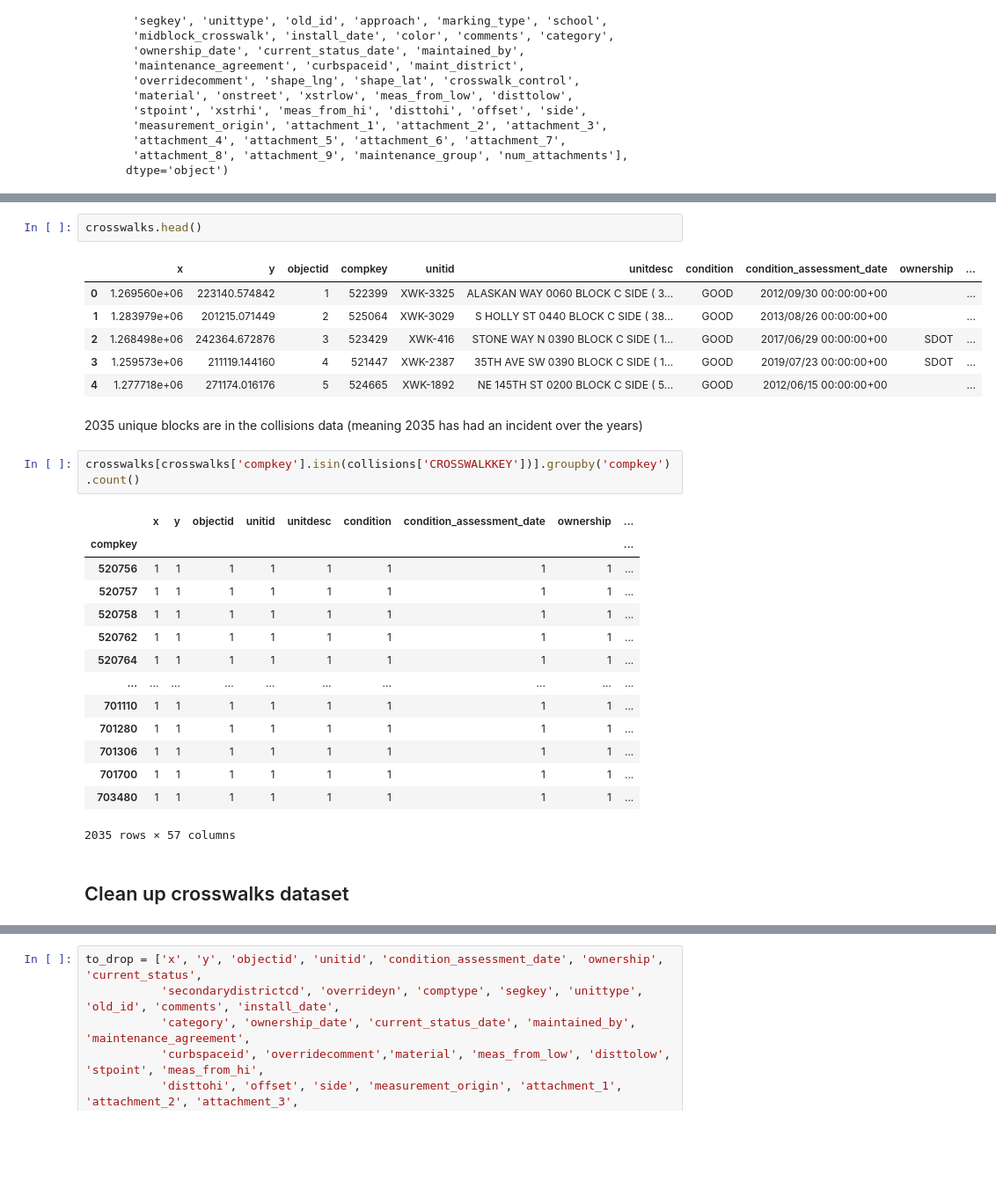
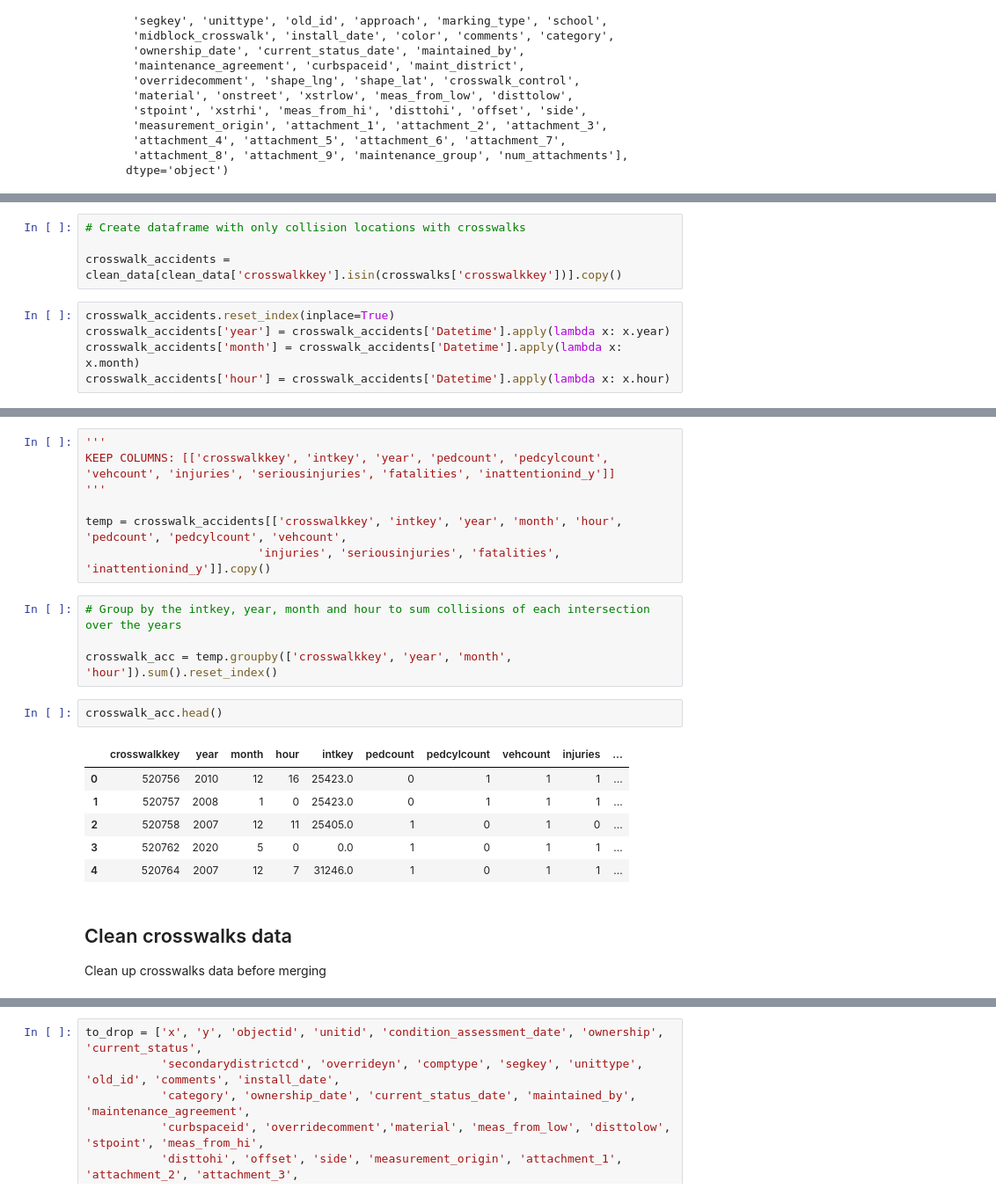
Before and after one commit to DataCircles/traffic_collisions_ml_team1, a Jupyter notebook: notebooks/cindy_crosswalks.ipynb, the cells around one changed output, grey strips where cells are left out. Shown: that part at 88% size. Cells and saved outputs as stored; diff of their text form; blank space fills up the shorter version.

Commit message:
begin switching to all_sdot

```diff
--- a/notebooks/cindy_crosswalks.ipynb
+++ b/notebooks/cindy_crosswalks.ipynb
@@ -42,0 +77,9 @@ Index(['x', 'y', 'objectid', 'compkey', 'unitid', 'unitdesc', 'condition',
+# %%
+# Create dataframe with only collision locations with crosswalks
+
+crosswalk_accidents = clean_data[clean_data['crosswalkkey'].isin(crosswalks['crosswalkkey'])].copy()
+# %%
+crosswalk_accidents.reset_index(inplace=True)
+crosswalk_accidents['year'] = crosswalk_accidents['Datetime'].apply(lambda x: x.year)
+crosswalk_accidents['month'] = crosswalk_accidents['Datetime'].apply(lambda x: x.month)
+crosswalk_accidents['hour'] = crosswalk_accidents['Datetime'].apply(lambda x: x.hour)
@@ -43,30 +108,25 @@ Index(['x', 'y', 'objectid', 'compkey', 'unitid', 'unitdesc', 'condition',
+# %%
+'''
+KEEP COLUMNS: [['crosswalkkey', 'intkey', 'year', 'pedcount', 'pedcylcount',
+'vehcount', 'injuries', 'seriousinjuries', 'fatalities', 'inattentionind_y']]
+'''
+
+temp = crosswalk_accidents[['crosswalkkey', 'intkey', 'year', 'month', 'hour', 'pedcount', 'pedcylcount', 'vehcount',
+                         'injuries', 'seriousinjuries', 'fatalities', 'inattentionind_y']].copy()
+# %%
+# Group by the intkey, year, month and hour to sum collisions of each intersection over the years
+
+crosswalk_acc = temp.groupby(['crosswalkkey', 'year', 'month', 'hour']).sum().reset_index()
 # %%
-crosswalks.head()
+crosswalk_acc.head()
 # %% [output]
-|  | x | y | objectid | compkey | unitid | unitdesc | condition | condition_assessment_date | ownership | ... |
-| 0 | 1.269560e+06 | 223140.574842 | 1 | 522399 | XWK-3325 | ALASKAN WAY 0060 BLOCK C SIDE ( 3... | GOOD | 2012/09/30 00:00:00+00 |  | ... |
-| 1 | 1.283979e+06 | 201215.071449 | 2 | 525064 | XWK-3029 | S HOLLY ST 0440 BLOCK C SIDE ( 38... | GOOD | 2013/08/26 00:00:00+00 |  | ... |
-| 2 | 1.268498e+06 | 242364.672876 | 3 | 523429 | XWK-416 | STONE WAY N 0390 BLOCK C SIDE ( 1... | GOOD | 2017/06/29 00:00:00+00 | SDOT | ... |
-| 3 | 1.259573e+06 | 211119.144160 | 4 | 521447 | XWK-2387 | 35TH AVE SW 0390 BLOCK C SIDE ( 1... | GOOD | 2019/07/23 00:00:00+00 | SDOT | ... |
-| 4 | 1.277718e+06 | 271174.016176 | 5 | 524665 | XWK-1892 | NE 145TH ST 0200 BLOCK C SIDE ( 5... | GOOD | 2012/06/15 00:00:00+00 |  | ... |
+|  | crosswalkkey | year | month | hour | intkey | pedcount | pedcylcount | vehcount | injuries | ... |
+| 0 | 520756 | 2010 | 12 | 16 | 25423.0 | 0 | 1 | 1 | 1 | ... |
+| 1 | 520757 | 2008 | 1 | 0 | 25423.0 | 0 | 1 | 1 | 1 | ... |
+| 2 | 520758 | 2007 | 12 | 11 | 25405.0 | 1 | 0 | 1 | 0 | ... |
+| 3 | 520762 | 2020 | 5 | 0 | 0.0 | 1 | 0 | 1 | 1 | ... |
+| 4 | 520764 | 2007 | 12 | 7 | 31246.0 | 1 | 0 | 1 | 1 | ... |
-# %% [markdown]
-2035 unique blocks are in the collisions data (meaning 2035 has had an incident over the years)
-# %%
-crosswalks[crosswalks['compkey'].isin(collisions['CROSSWALKKEY'])].groupby('compkey').count()
-# %% [output]
-|  | x | y | objectid | unitid | unitdesc | condition | condition_assessment_date | ownership | ... |
-| compkey |  |  |  |  |  |  |  |  | ... |
-| 520756 | 1 | 1 | 1 | 1 | 1 | 1 | 1 | 1 | ... |
-| 520757 | 1 | 1 | 1 | 1 | 1 | 1 | 1 | 1 | ... |
-| 520758 | 1 | 1 | 1 | 1 | 1 | 1 | 1 | 1 | ... |
-| 520762 | 1 | 1 | 1 | 1 | 1 | 1 | 1 | 1 | ... |
-| 520764 | 1 | 1 | 1 | 1 | 1 | 1 | 1 | 1 | ... |
-| ... | ... | ... | ... | ... | ... | ... | ... | ... | ... |
-| 701110 | 1 | 1 | 1 | 1 | 1 | 1 | 1 | 1 | ... |
-| 701280 | 1 | 1 | 1 | 1 | 1 | 1 | 1 | 1 | ... |
-| 701306 | 1 | 1 | 1 | 1 | 1 | 1 | 1 | 1 | ... |
-| 701700 | 1 | 1 | 1 | 1 | 1 | 1 | 1 | 1 | ... |
-| 703480 | 1 | 1 | 1 | 1 | 1 | 1 | 1 | 1 | ... |
-2035 rows × 57 columns
 # %% [markdown]
-## Clean up crosswalks dataset
+## Clean crosswalks data
+
+Clean up crosswalks data before merging
```
Also changed, not shown: parts of 35 cells of this notebook, 1 other file.
